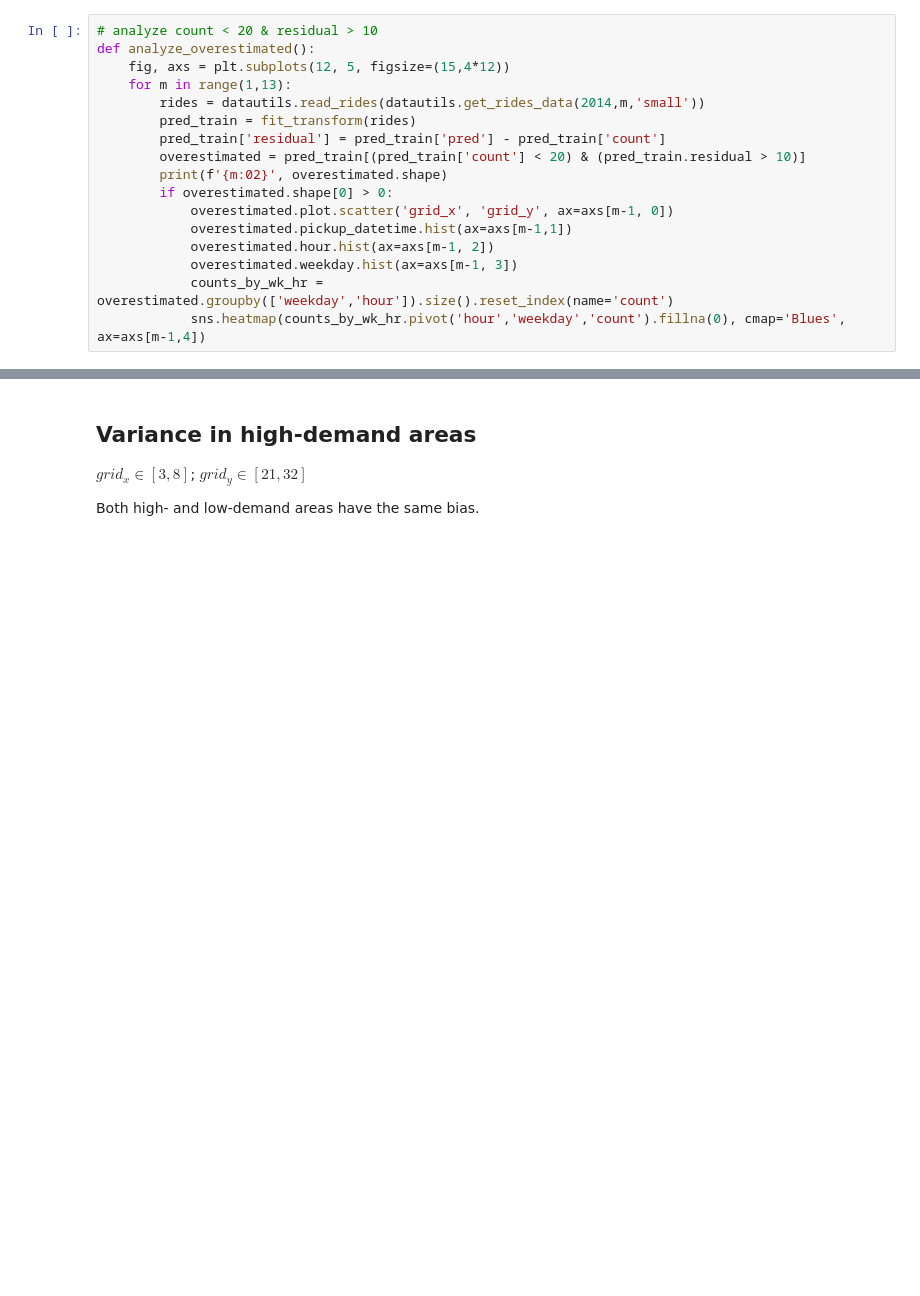
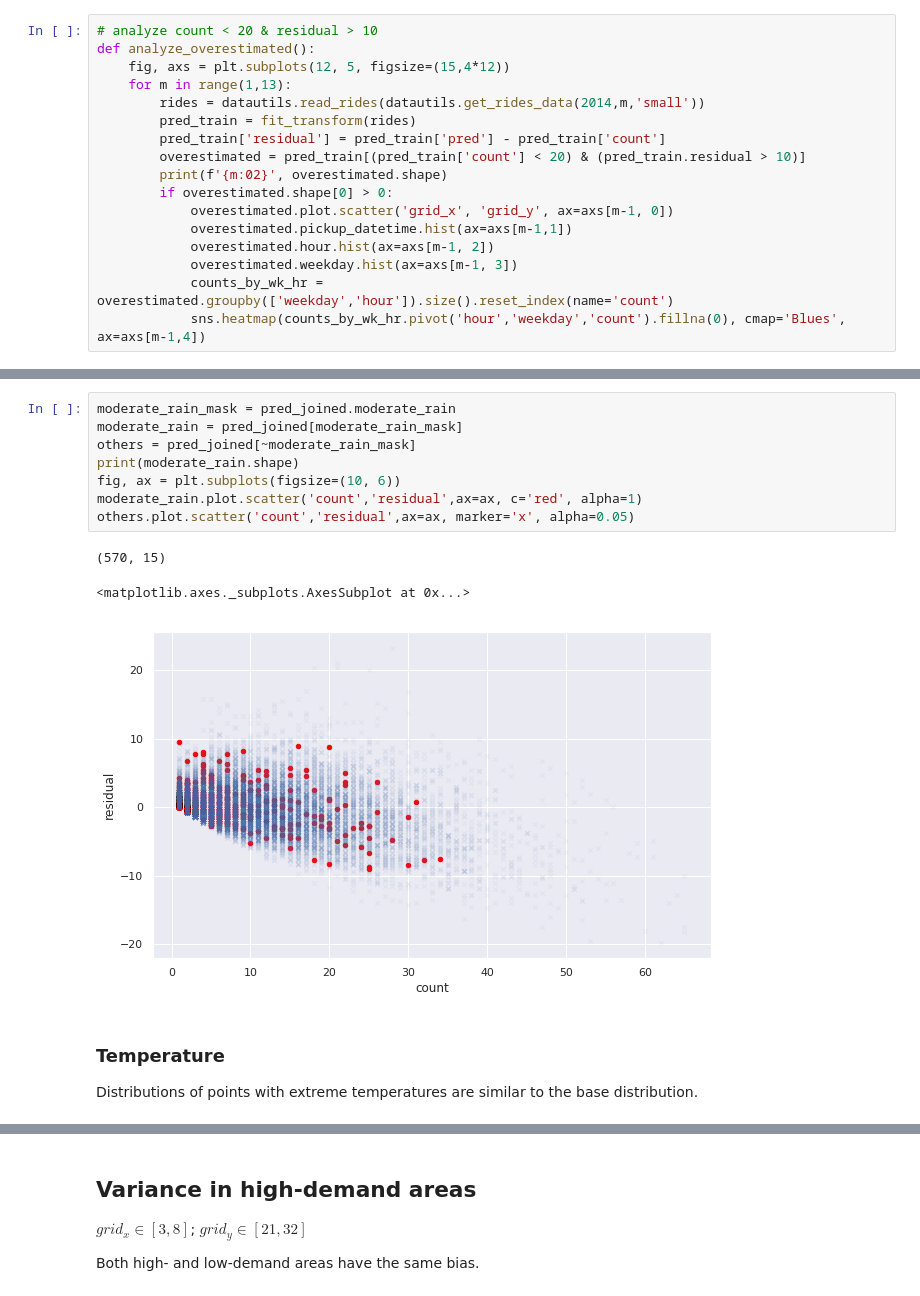
Before and after one commit to atkm/taxi-demand-prediction, a Jupyter notebook: Baseline Prediction Model.ipynb, the cells around one changed output, grey strips where cells are left out. Cells and saved outputs as stored; diff of their text form; blank space fills up the shorter version.

```diff
--- a/Baseline Prediction Model.ipynb
+++ b/Baseline Prediction Model.ipynb
@@ -171,0 +240,16 @@ def analyze_overestimated():
+# %%
+moderate_rain_mask = pred_joined.moderate_rain
+moderate_rain = pred_joined[moderate_rain_mask]
+others = pred_joined[~moderate_rain_mask]
+print(moderate_rain.shape)
+fig, ax = plt.subplots(figsize=(10, 6))
+moderate_rain.plot.scatter('count','residual',ax=ax, c='red', alpha=1)
+others.plot.scatter('count','residual',ax=ax, marker='x', alpha=0.05)
+# %% [output]
+(570, 15)
+<matplotlib.axes._subplots.AxesSubplot at 0x...>
+[figure, added]
+# %% [markdown]
+### Temperature
+
+Distributions of points with extreme temperatures are similar to the base distribution.
```
Also changed, not shown: parts of 21 cells of this notebook, 4 other files.
